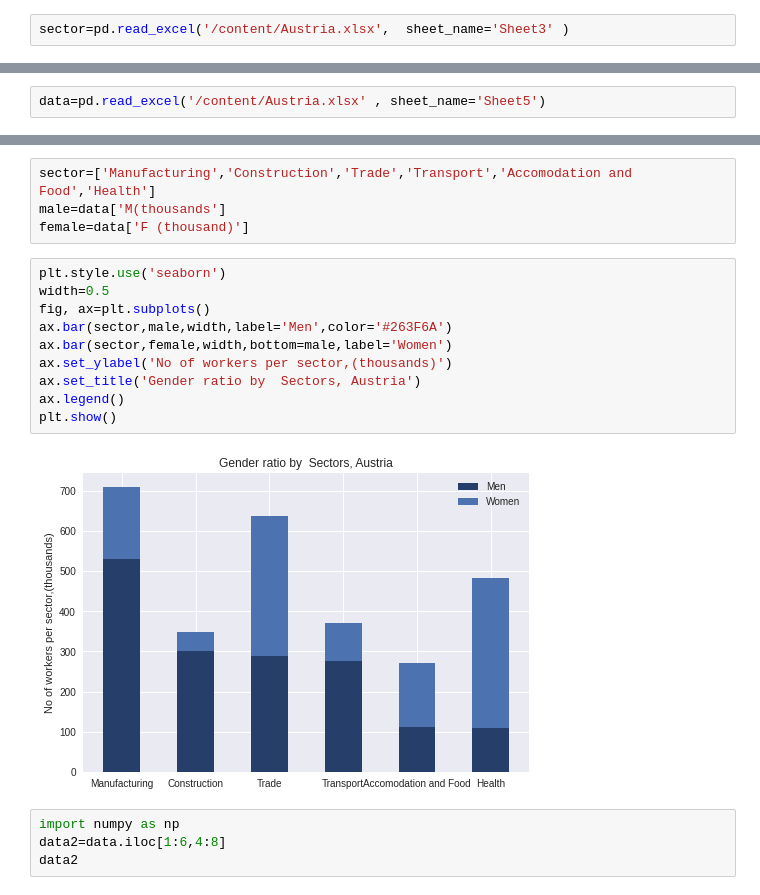
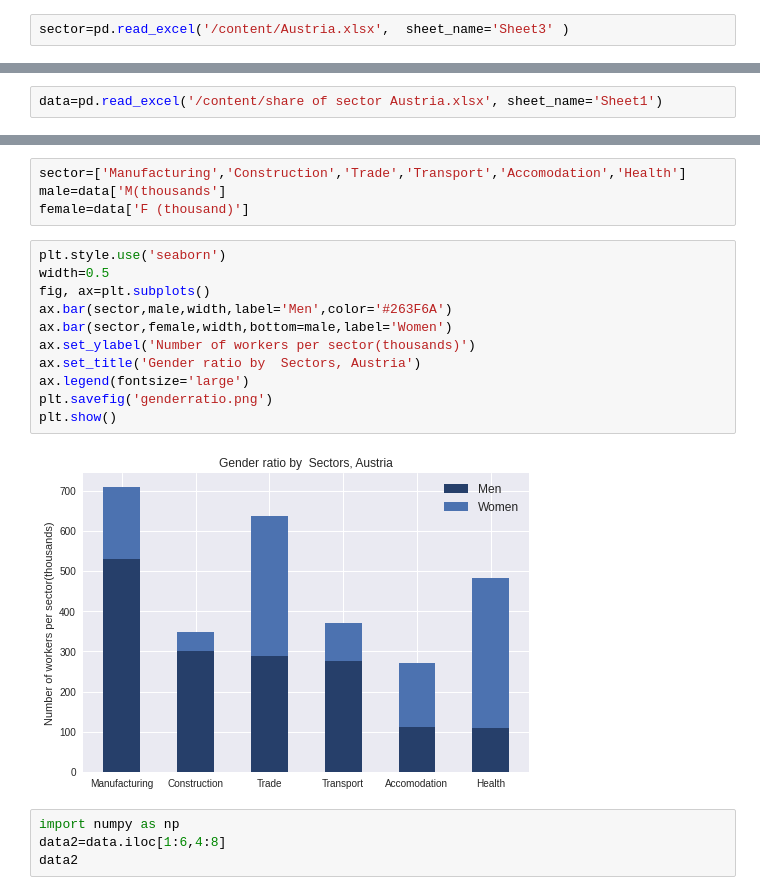
Before and after one commit to Gail529/Machine-Learning-, a Jupyter notebook: Austria.ipynb, the cells around one changed output, grey strips where cells are left out. Cells and saved outputs as stored; diff of their text form.

```diff
--- a/Austria.ipynb
+++ b/Austria.ipynb
@@ -164,4 +105,4 @@ plt.show()
 # %%
-data=pd.read_excel('/content/Austria.xlsx' , sheet_name='Sheet5')
+data=pd.read_excel('/content/share of sector Austria.xlsx', sheet_name='Sheet1')
 # %%
 data
@@ -176,19 +109,20 @@ data
 # %%
-sector=['Manufacturing','Construction','Trade','Transport','Accomodation and Food','Health']
+sector=['Manufacturing','Construction','Trade','Transport','Accomodation','Health']
 male=data['M(thousands']
 female=data['F (thousand)']
 # %%
 plt.style.use('seaborn')
 width=0.5
 fig, ax=plt.subplots()
 ax.bar(sector,male,width,label='Men',color='#263F6A')
 ax.bar(sector,female,width,bottom=male,label='Women')
-ax.set_ylabel('No of workers per sector,(thousands)')
+ax.set_ylabel('Number of workers per sector(thousands)')
 ax.set_title('Gender ratio by  Sectors, Austria')
-ax.legend()
+ax.legend(fontsize='large')
+plt.savefig('genderratio.png')
 plt.show()
 # %% [output]
-[figure, old version]
+[figure, new version]
 # %%
 import numpy as np
 data2=data.iloc[1:6,4:8]
```
Also changed, not shown: parts of 16 cells of this notebook.
